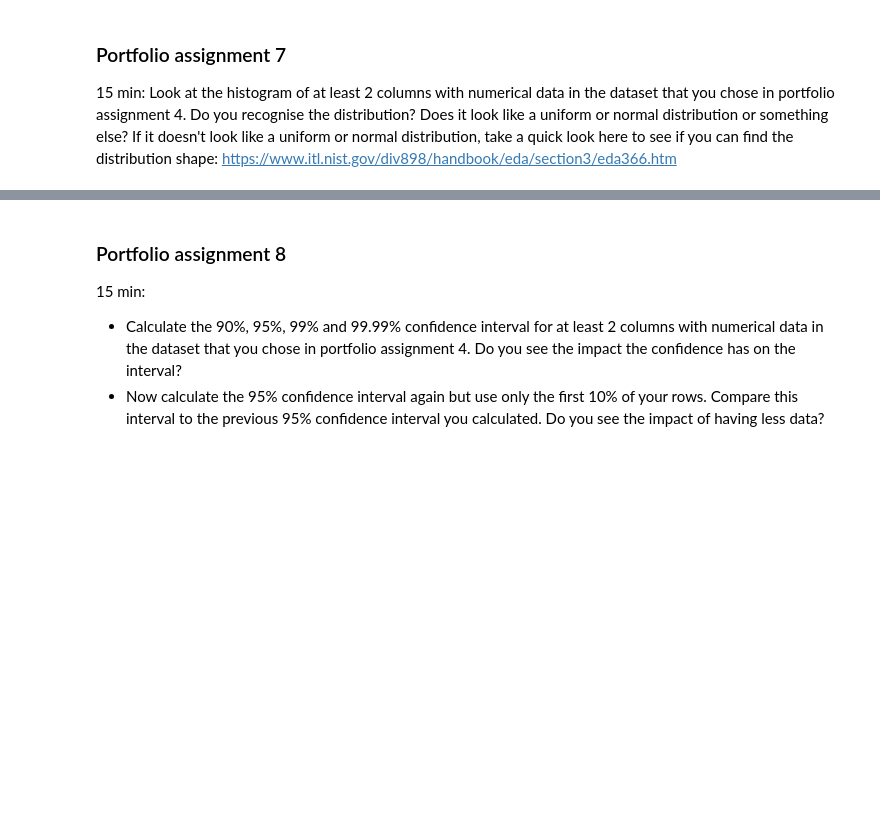
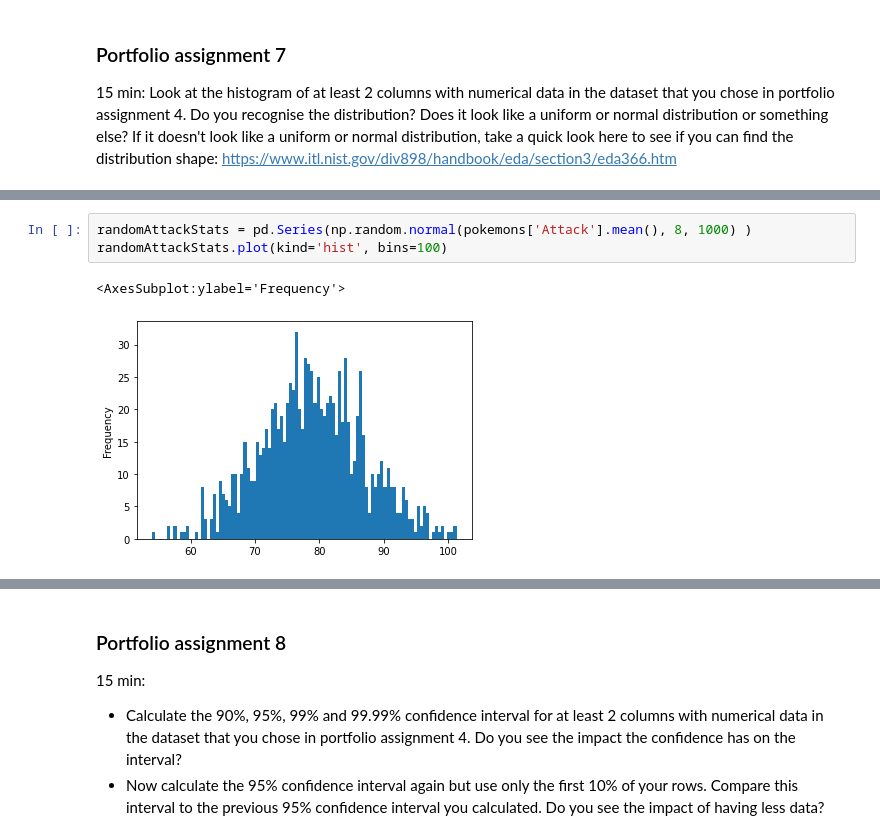
Before and after one commit to NoahKeijzer/DataSciencePortfolio, a Jupyter notebook: Distributions and Confidence Intervals.ipynb, the cells around one changed output, grey strips where cells are left out. Drawn from its saved outputs; the diff is of its cells as text; blank space fills up the shorter version.

```diff
--- a/Distributions and Confidence Intervals.ipynb
+++ b/Distributions and Confidence Intervals.ipynb
@@ -122,3 +152,9 @@ st.t.interval(confidence, len(iris)-1, loc=iris['sepal_length'].mean(), scale=st
 15 min: Look at the histogram of at least 2 columns with numerical data in the dataset that you chose in portfolio assignment 4. Do you recognise the distribution? Does it look like a uniform or normal distribution or something else? If it doesn't look like a uniform or normal distribution, take a quick look here to see if you can find the distribution shape: https://www.itl.nist.gov/div898/handbook/eda/section3/eda366.htm
 # %% [markdown]
 ![](https://i.imgur.com/0v1CGNV.png)
+# %%
+randomAttackStats = pd.Series(np.random.normal(pokemons['Attack'].mean(), 8, 1000) )
+randomAttackStats.plot(kind='hist', bins=100)
+# %% [output]
+<AxesSubplot:ylabel='Frequency'>
+[figure, added]
```
Also changed, not shown: parts of 24 cells of this notebook, 2 other files.
